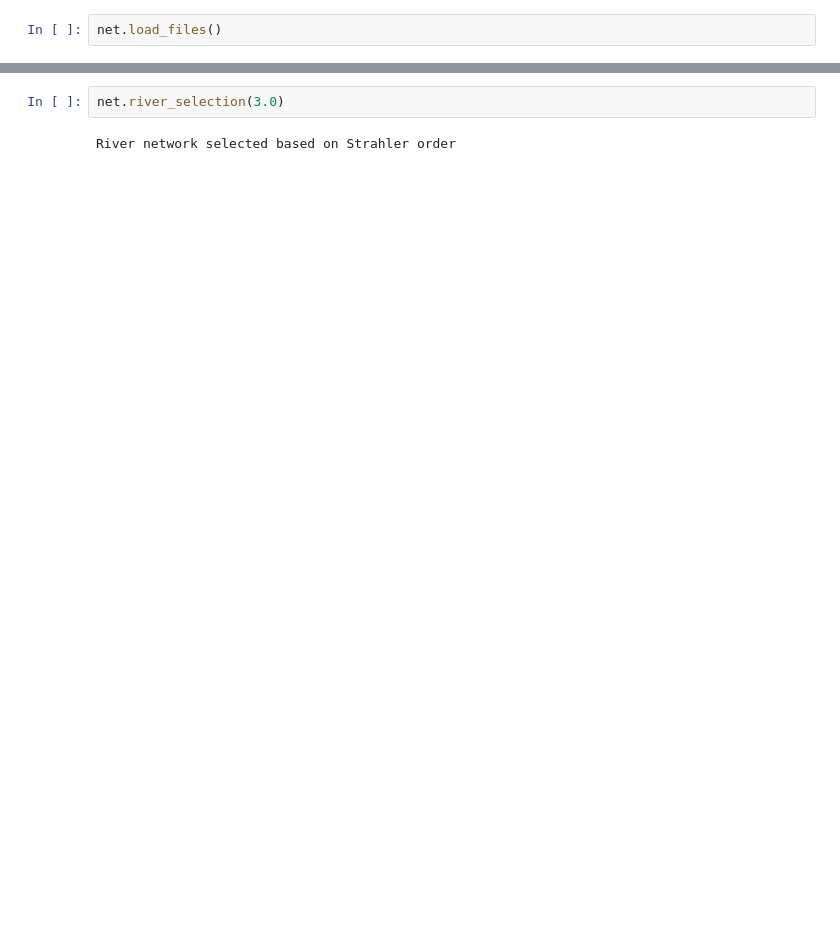
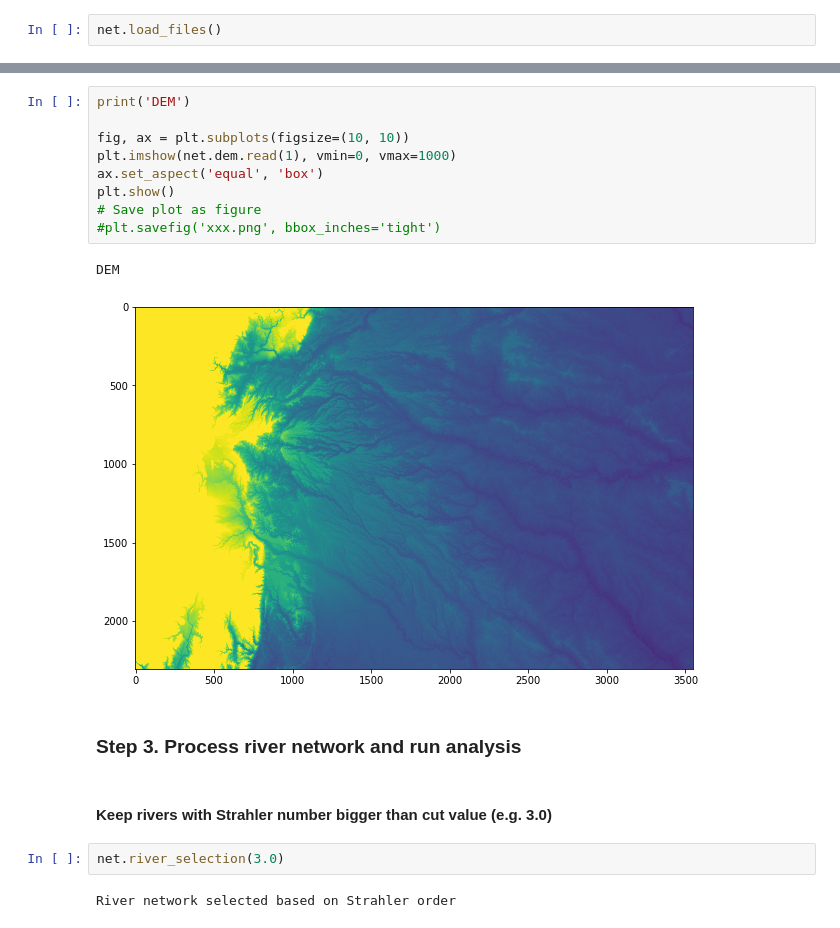
Before and after one commit to MarioSigner/hydronetworks, a Jupyter notebook: example.ipynb, the cells around one changed output, grey strips where cells are left out. Cells and saved outputs as stored; diff of their text form; blank space fills up the shorter version.

```diff
--- a/example.ipynb
+++ b/example.ipynb
@@ -42,3 +68,19 @@ net.load_files()
+# %%
+print('DEM')
+
+fig, ax = plt.subplots(figsize=(10, 10))
+plt.imshow(net.dem.read(1), vmin=0, vmax=1000)
+ax.set_aspect('equal', 'box')
+plt.show()
+# Save plot as figure
+#plt.savefig('xxx.png', bbox_inches='tight')
+# %% [output]
+DEM
+[figure, added]
+# %% [markdown]
+### Step 3. Process river network and run analysis
+# %% [markdown]
+#### Keep rivers with Strahler number bigger than cut value (e.g. 3.0)
 # %%
 net.river_selection(3.0)
 # %% [output]
```
Also changed, not shown: parts of 37 cells of this notebook, 17 other files.
